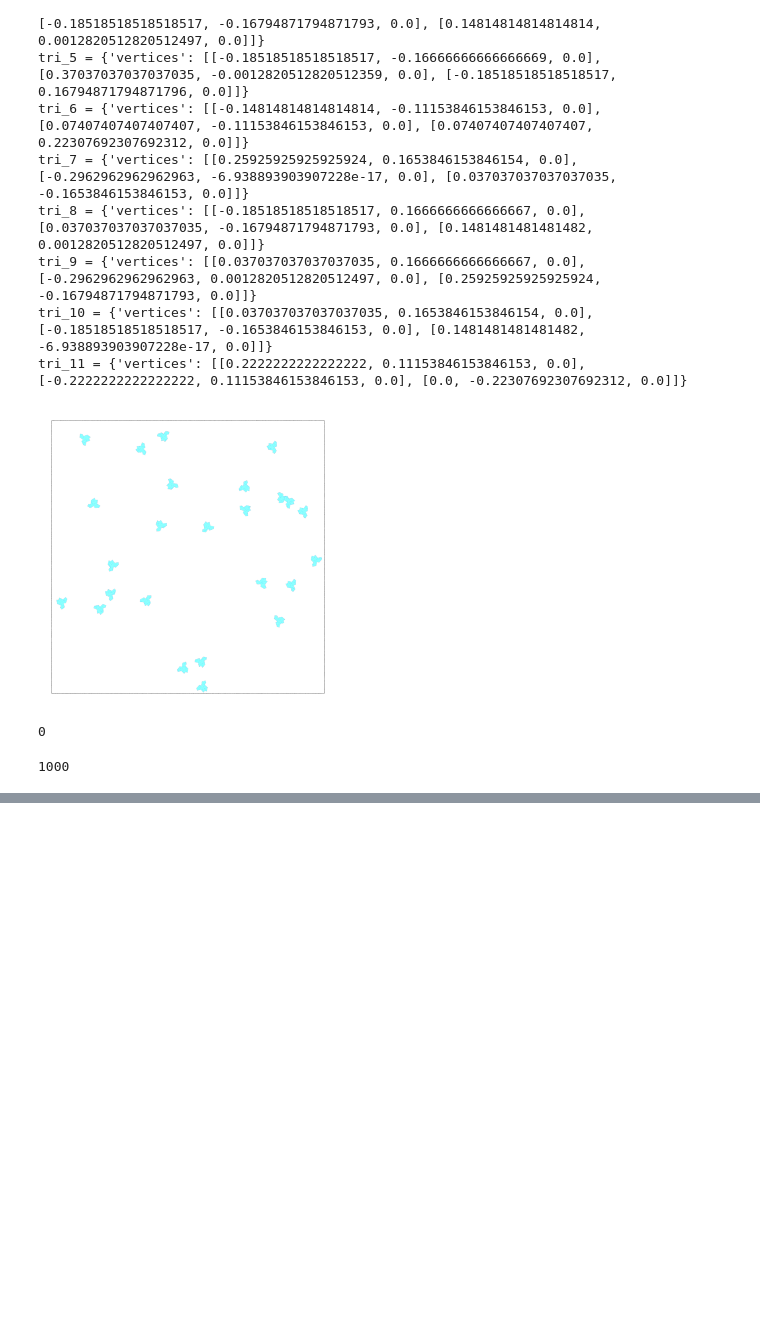
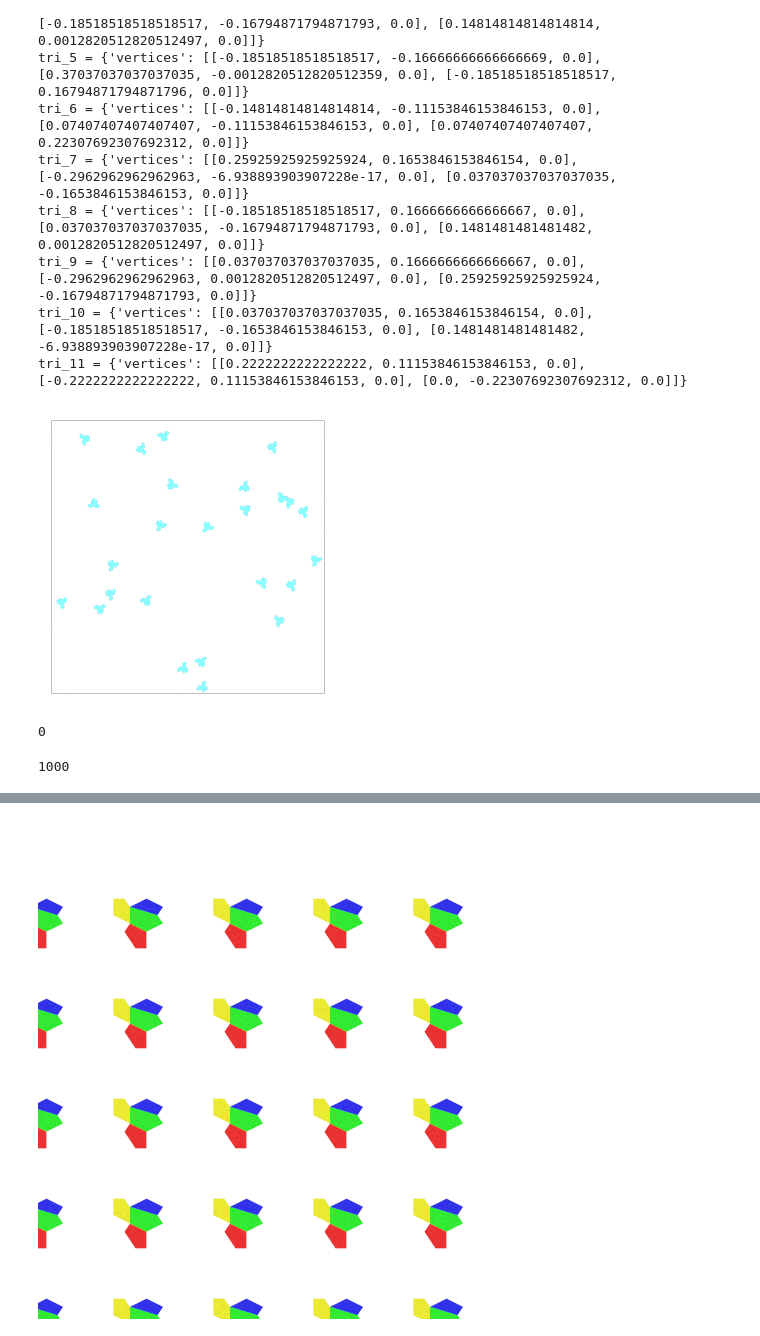
Before and after one commit to HarshReshamwala/HPMC, a Jupyter notebook: Einstein_Tiles/Sim/WorkInProgress/Lattice/v4.ipynb, the cells around one changed output, grey strips where cells are left out. Drawn from its saved outputs; the diff is of its cells as text; code cells hidden in the pictures; blank space fills up the shorter version.

```diff
--- a/Einstein_Tiles/Sim/WorkInProgress/Lattice/v4.ipynb
+++ b/Einstein_Tiles/Sim/WorkInProgress/Lattice/v4.ipynb
@@ -535,0 +891,77 @@ plt.show()
+# %%
+import fresnel
+import numpy as np
+import math
+import IPython
+import itertools
+
+device = fresnel.Device()
+tracer = fresnel.tracer.Path(device=device, w=500, h=500)  # Improved view size
+
+# Vertex arrays remain the same
+vertices1 = np.array([
+    [-0.27350427, -0.25532544],
+    [-0.16239316, -0.08994083],
+    [0.17094017, -0.25532544],
+    [0.17094017, -0.58994083],
+    [-0.05128205, -0.58994083]
+])
+
+vertices2 = np.array([
+    [-0.16239316, 0.24467456],
+    [0.39316239, 0.07544379],
+    [0.5042735, -0.08994083],
+    [0.17094017, -0.25532544],
+    [-0.16239316, -0.08994083]
+])
+
+vertices3 = np.array([
+    [-0.16239316, 0.24467456],
+    [0.17094017, 0.41005917],
+    [0.5042735, 0.24467456],
+    [0.39316239, 0.07544379]
+])
+
+vertices4 = np.array([
+    [-0.4957265, 0.41005917],
+    [-0.27350427, 0.41005917],
+    [-0.16239316, 0.24467456],
+    [-0.16239316, -0.08994083],
+    [-0.4957265, 0.07544379]
+])
+
+# Define the lattice size and spacing
+m = 5  # Number of tiles along one dimension
+spacing = 1.0  # Distance between tiles center to center
+
+# Determine the full extent of the box needed
+tile_width = max(vertices1[:, 0].max(), vertices2[:, 0].max(), vertices3[:, 0].max(), vertices4[:, 0].max()) - min(vertices1[:, 0].min(), vertices2[:, 0].min(), vertices3[:, 0].min(), vertices4[:, 0].min())
+tile_height = max(vertices1[:, 1].max(), vertices2[:, 1].max(), vertices3[:, 1].max(), vertices4[:, 1].max()) - min(vertices1[:, 1].min(), vertices2[:, 1].min(), vertices3[:, 1].min(), vertices4[:, 1].min())
+
+L = m * (tile_width + spacing)  # Total box dimension needed
+
+# Create the scene
+scene = fresnel.Scene(device)
+scene.lights = [fresnel.light.Light(direction=(0, 0, 1), color=(0.8, 0.8, 0.8), theta=math.pi)]
+scene.background_color = (1, 1, 1)
+scene.background_alpha = 1
+
+# Adjust camera to encompass the entire box
+scene.camera = fresnel.camera.Orthographic(
+    position=(L / 2, L / 2, 10),
+    look_at=(L / 2, L / 2, 0),
+    up=(0, 1, 0),
+    height=L
+)
+
+# Tile each shape into a grid within the box bounds
+for i, j in itertools.product(range(m), repeat=2):
+    dx, dy = i * (tile_width + spacing), j * (tile_height + spacing)
+    for vertices, color in zip([vertices1, vertices2, vertices3, vertices4], [(1, 0, 0), (0, 1, 0), (0, 0, 1), (1, 1, 0)]):
+        geometry = fresnel.geometry.Polygon(scene, vertices=vertices + np.array([dx, dy]), N=1)
+        geometry.material = fresnel.material.Material(color=fresnel.color.linear(color), roughness=0.2)
+
+# Render and display the image
+IPython.display.Image(tracer.sample(scene, samples=500)._repr_png_())
+# %% [output]
+[figure, added]
```
Also changed, not shown: parts of 6 cells of this notebook, 1 other file.
